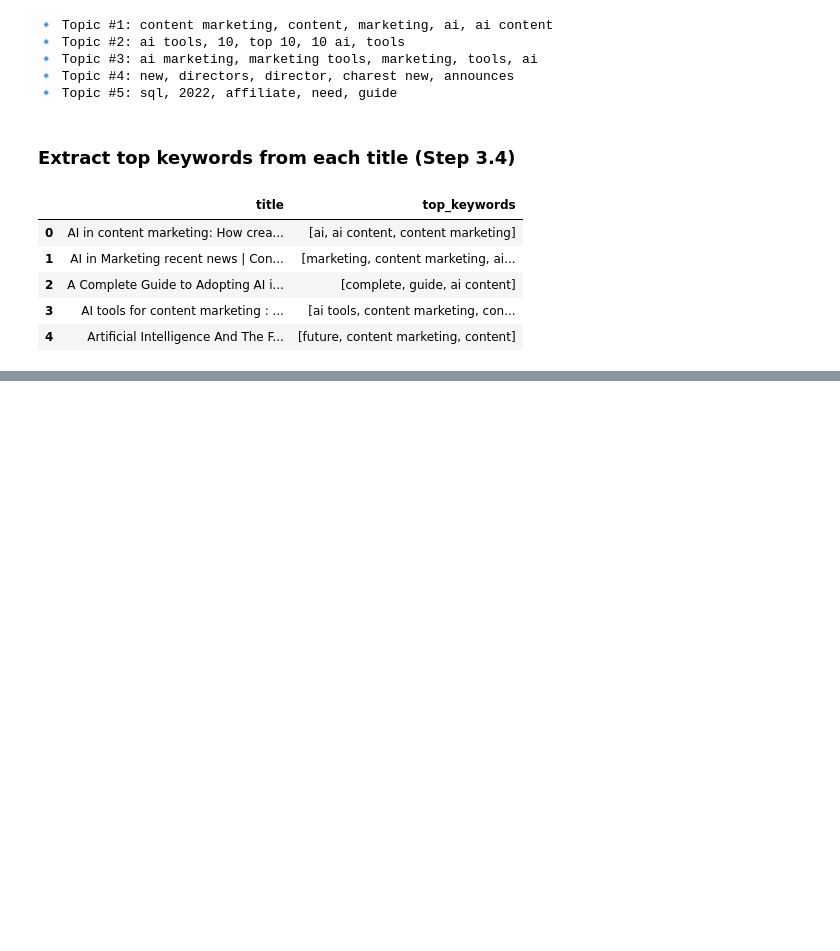
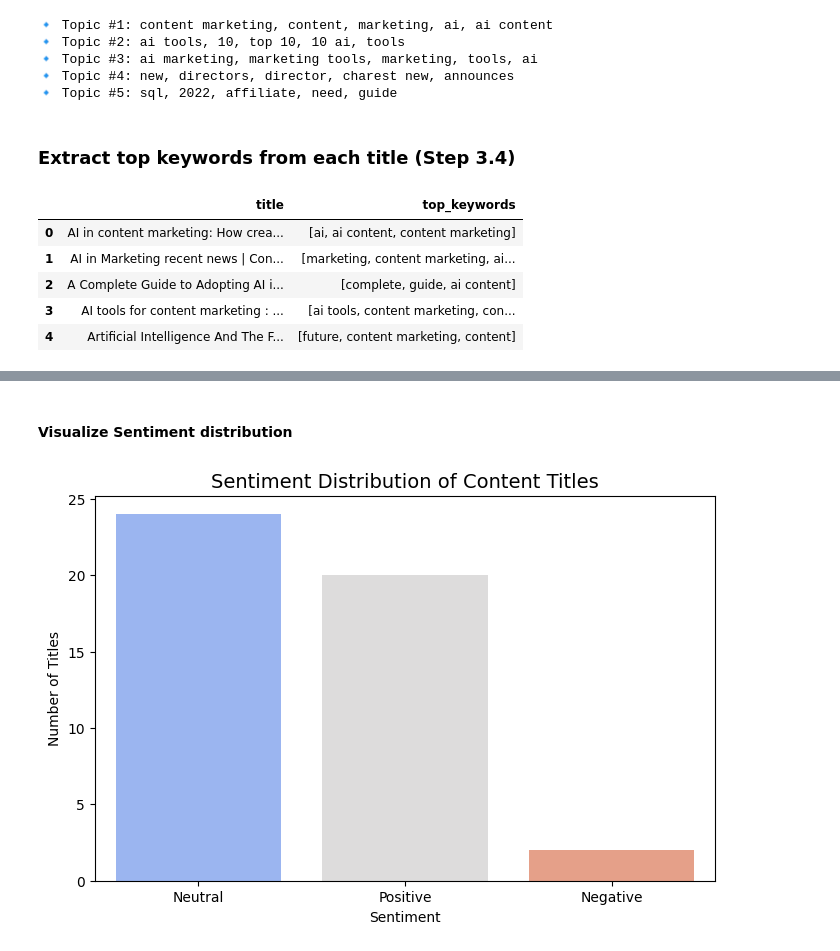
Before and after one commit to vinovator/content-marketing-agent, a Jupyter notebook: notebooks/02_content_analysis.ipynb, the cells around one changed output, grey strips where cells are left out. Cells and saved outputs as stored; diff of their text form; code cells hidden in the pictures; blank space fills up the shorter version.

```diff
--- a/notebooks/02_content_analysis.ipynb
+++ b/notebooks/02_content_analysis.ipynb
@@ -254,0 +352,13 @@ combined_df[["title", "top_keywords"]].head()
+# %%
+# Initialize Vader
+sia = SentimentIntensityAnalyzer() # create sentiment analyzer object with access to pre-trained lexicon
+
+# Apply Vader to titles (Vader Sentiment scoring)
+# Apply to "title" column, not "clean_title" to capture tone/ emotion elements that are not lost to pre-processing
+
+# compound -> normalized sentiment score between -1 (most negative) and +1 (most positive). Used for single-score interpretation
+# Vader returns 4 scores: pos, neu, neg, and compound
+
+combined_df["sentiment_score"] = combined_df["title"].apply(lambda x: sia.polarity_scores(x)["compound"])
+
+combined_df.head()
@@ -254,0 +372,17 @@ combined_df[["title", "top_keywords"]].head()
+# %%
+# Add human-readable sentiment labels
+# Vader standard thresholds
+# >= 0.05 clearly positive
+# <= -0.05 clearly negative
+# between neutral
+
+def label_sentiment(score):
+    if score >= 0.05:
+        return "Positive"
+    elif score <= -0.05:
+        return "Negative"
+    else:
+        return "Neutral"
+# %%
+combined_df["sentiment_label"] = combined_df["sentiment_score"].apply(label_sentiment)
+combined_df.head()
@@ -254,0 +396,11 @@ combined_df[["title", "top_keywords"]].head()
+# %% [markdown]
+#### Visualize Sentiment distribution
+# %%
+plt.figure(figsize=(8,5))
+sns.countplot(data=combined_df, x="sentiment_label", palette="coolwarm")
+plt.title("Sentiment Distribution of Content Titles", fontsize=14)
+plt.xlabel("Sentiment")
+plt.ylabel("Number of Titles")
+plt.show()
+# %% [output]
+[figure, added]
```
Also changed, not shown: parts of 31 cells of this notebook.
